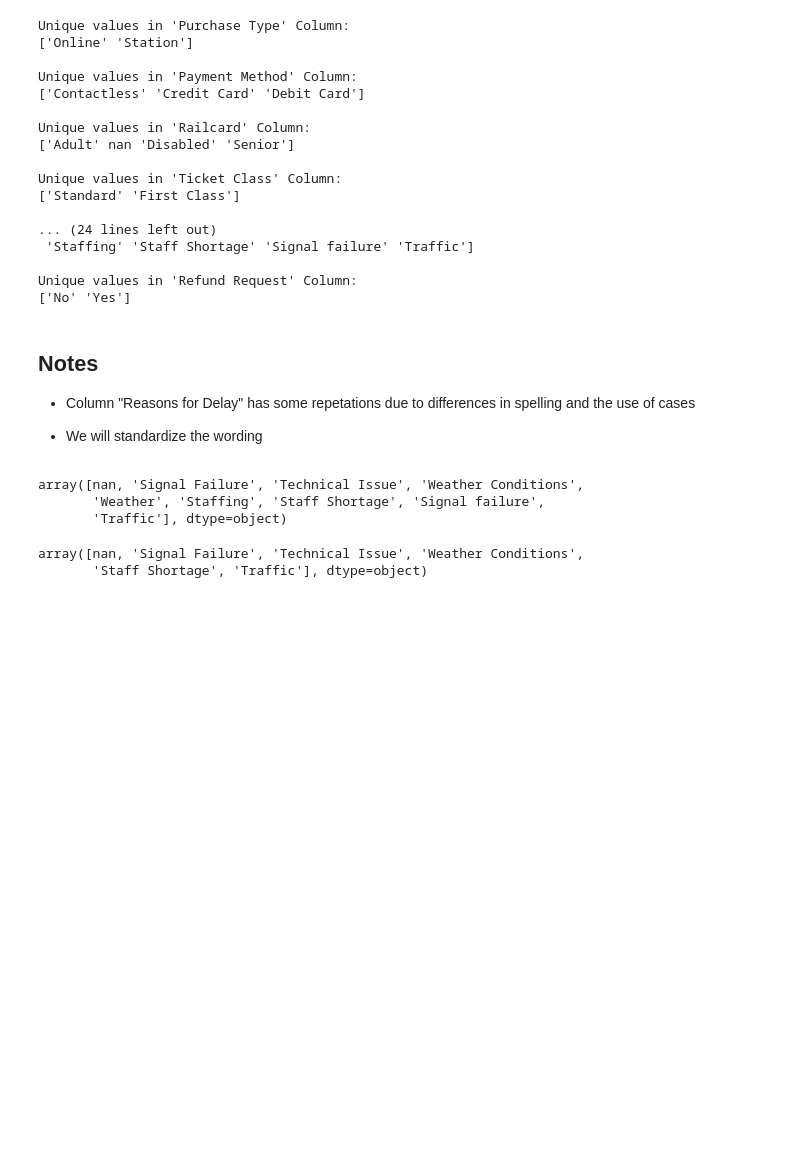
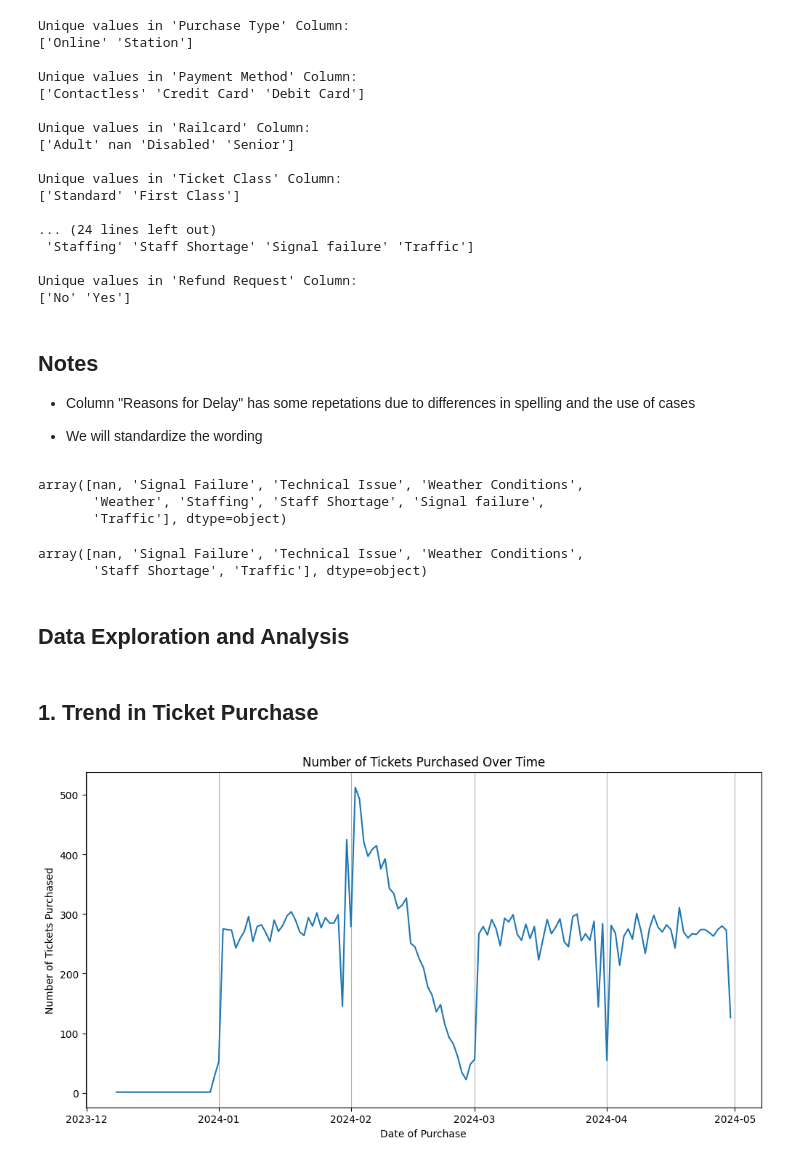
Before and after one commit to murithidenisgitobu/UK-Railway-Data-Analysis-Project, a Jupyter notebook: Jupyter Notebook/uk_railway.ipynb, the cells around one changed output. Drawn from its saved outputs; the diff is of its cells as text; code cells hidden in the pictures; blank space fills up the shorter version.

Commit message:
Ticket purchases trend

```diff
--- a/Jupyter Notebook/uk_railway.ipynb
+++ b/Jupyter Notebook/uk_railway.ipynb
@@ -249,3 +251,24 @@ uk_railway_data['Reason for Delay'].unique()
 # %% [output]
 array([nan, 'Signal Failure', 'Technical Issue', 'Weather Conditions',
        'Staff Shortage', 'Traffic'], dtype=object)
+# %% [markdown]
+## **Data Exploration and Analysis**
+# %% [markdown]
+## 1. Trend in Ticket Purchase
+# %%
+# Get transaction ID and purchase date columns
+ticket_purchase = uk_railway_data[["Date of Purchase", "Transaction ID"]]
+
+# Sum number of tickets purchased on each date
+tickets_per_date = ticket_purchase.groupby("Date of Purchase")["Transaction ID"].count()
+
+# Plot a line chart to visualize ticket purchases over time
+plt.figure(figsize=(12, 6))
+sns.lineplot(data=tickets_per_date)
+plt.title("Number of Tickets Purchased Over Time")
+plt.xlabel("Date of Purchase")
+plt.ylabel("Number of Tickets Purchased")
+plt.grid(axis='x')
+plt.show()
+# %% [output]
+[figure, added]
```
Also changed, not shown: parts of 4 cells of this notebook.
